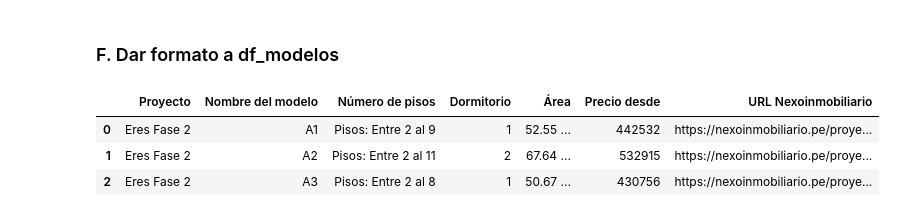
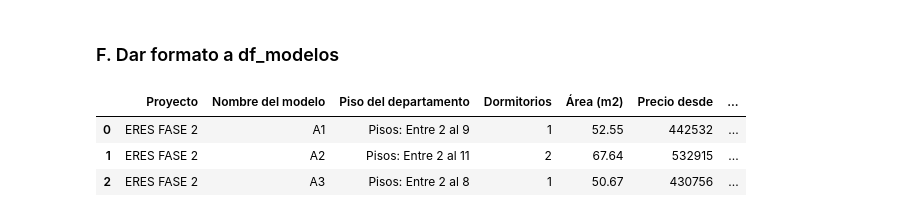
Before and after one commit to NahumFGz/NexoInmobiliarioScrapper, a Jupyter notebook: v2 - Scrapp.ipynb, the cells around one changed output. Drawn from its saved outputs; the diff is of its cells as text; code cells hidden in the pictures.

```diff
--- a/v2 - Scrapp.ipynb
+++ b/v2 - Scrapp.ipynb
@@ -380,13 +411,24 @@ df_proyectos_format.head(3)
 # %%
 # 1. Dar formato a las columnas de fecha y castear a date 'yyyy-mm-dd'
 df_modelos_format = df_modelos.copy()
 
 # 2. Replace a las columnas de 'Precio Desde' .replace('S/.','').replace(',','') y 'Valor de Referencia' .replace('$','').replace(',','')
 df_modelos_format['Precio desde'] = df_modelos_format['Precio desde'].str.replace('S/ ','').str.replace(',','')
+df_modelos_format['Precio desde'] = df_modelos_format['Precio desde'].astype(int)
+
+# 3. Hacer un upper a las columas que son string
+df_modelos_format['Proyecto'] = df_modelos_format['Proyecto'].str.upper()
+df_modelos_format['Nombre del modelo'] = df_modelos_format['Nombre del modelo'].str.upper()
+
+# 4. Hacer .split(' ')[0] a la columna 'Área'
+df_modelos_format['Área'] = df_modelos_format['Área'].apply(lambda x: x.split(' ')[0])
+
+# 5. Renombrar columna 'Número de pisos':'Piso del departamento', 'Área':'Área (m2)', 'Dormitorio':'Dormitorios'
+df_modelos_format = df_modelos_format.rename(columns={'Número de pisos':'Piso del departamento', 'Área':'Área (m2)', 'Dormitorio':'Dormitorios'})
 
 df_modelos_format.head(3)
 # %% [output]
-|  | Proyecto | Nombre del modelo | Número de pisos | Dormitorio | Área | Precio desde | URL Nexoinmobiliario |
-| 0 | Eres Fase 2 | A1 | Pisos: Entre 2 al 9 | 1 | 52.55 ... | 442532 | https://nexoinmobiliario.pe/proye... |
-| 1 | Eres Fase 2 | A2 | Pisos: Entre 2 al 11 | 2 | 67.64 ... | 532915 | https://nexoinmobiliario.pe/proye... |
-| 2 | Eres Fase 2 | A3 | Pisos: Entre 2 al 8 | 1 | 50.67 ... | 430756 | https://nexoinmobiliario.pe/proye... |
+|  | Proyecto | Nombre del modelo | Piso del departamento | Dormitorios | Área (m2) | Precio desde | ... |
+| 0 | ERES FASE 2 | A1 | Pisos: Entre 2 al 9 | 1 | 52.55 | 442532 | ... |
+| 1 | ERES FASE 2 | A2 | Pisos: Entre 2 al 11 | 2 | 67.64 | 532915 | ... |
+| 2 | ERES FASE 2 | A3 | Pisos: Entre 2 al 8 | 1 | 50.67 | 430756 | ... |
```
Also changed, not shown: parts of 7 cells of this notebook, 3 other files.
